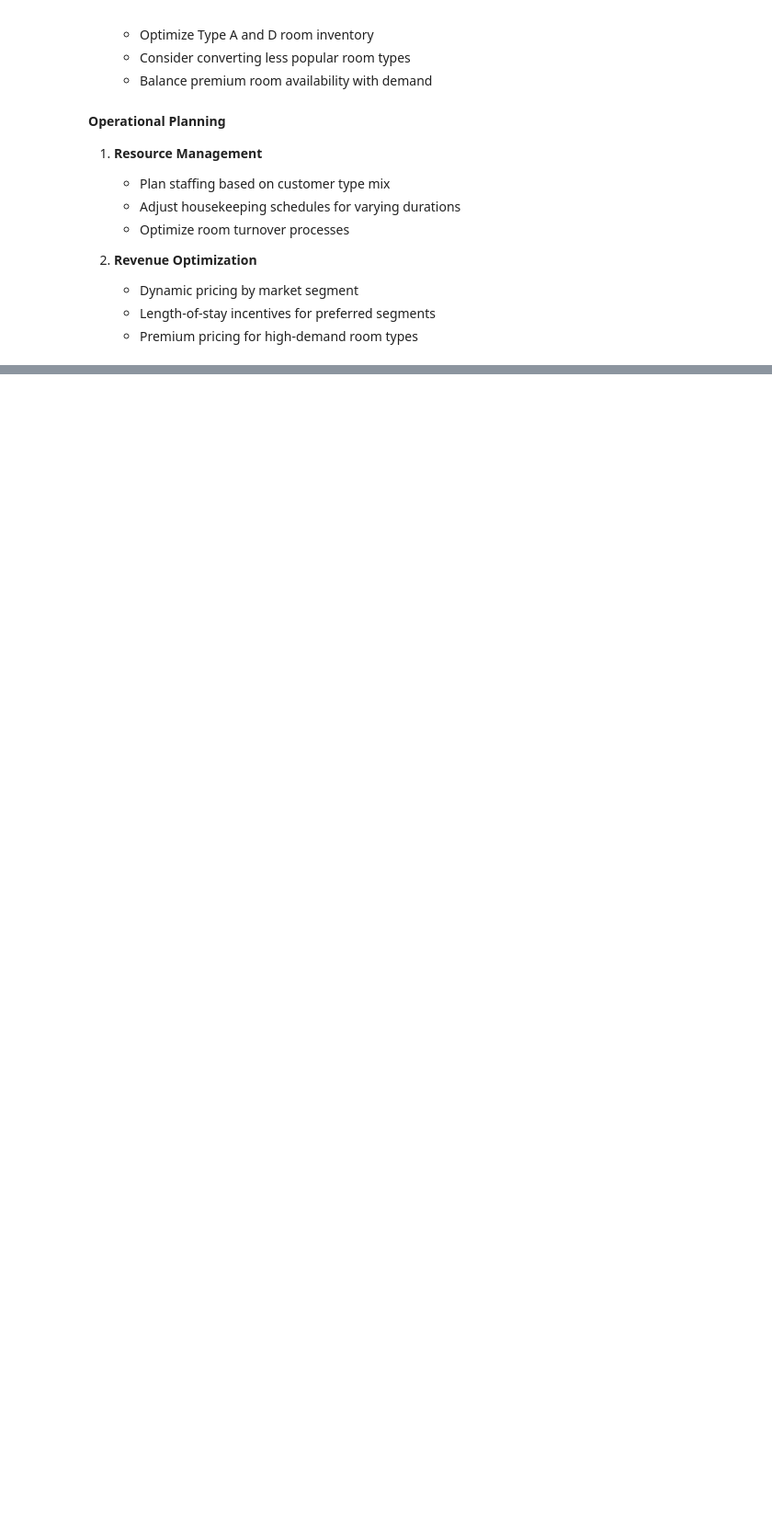
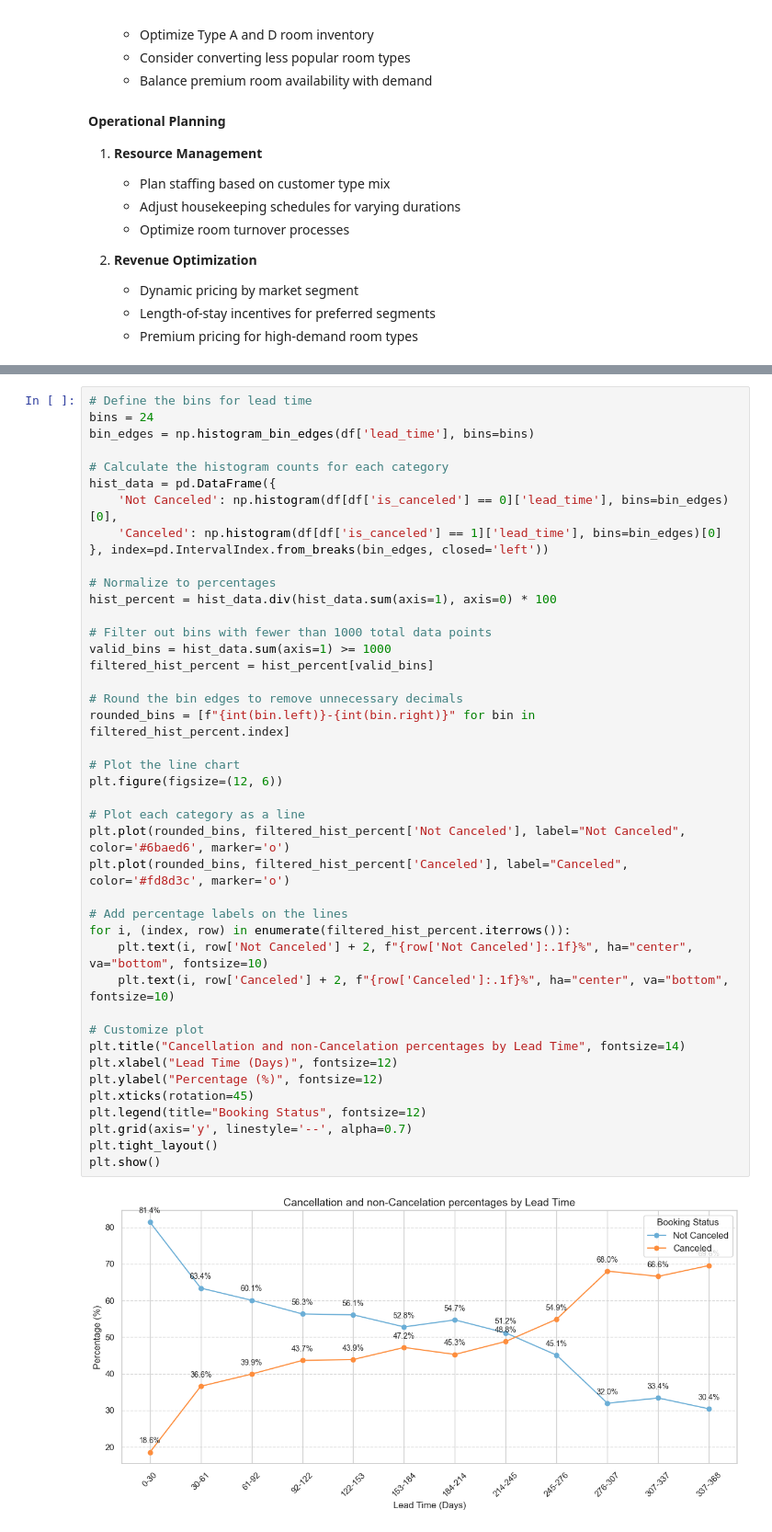
Before and after one commit to asif-mursalin/Data-mining-project, a Jupyter notebook: Project_Asif.ipynb, the cells around one changed output, grey strips where cells are left out. Shown at 92% size. Drawn from its saved outputs; the diff is of its cells as text; blank space fills up the shorter version.

```diff
--- a/Project_Asif.ipynb
+++ b/Project_Asif.ipynb
@@ -1581,0 +1717,44 @@ plot_stay_duration_by_room_type(df_copy)
+# %%
+# Define the bins for lead time
+bins = 24
+bin_edges = np.histogram_bin_edges(df['lead_time'], bins=bins)
+
+# Calculate the histogram counts for each category
+hist_data = pd.DataFrame({
+    'Not Canceled': np.histogram(df[df['is_canceled'] == 0]['lead_time'], bins=bin_edges)[0],
+    'Canceled': np.histogram(df[df['is_canceled'] == 1]['lead_time'], bins=bin_edges)[0]
+}, index=pd.IntervalIndex.from_breaks(bin_edges, closed='left'))
+
+# Normalize to percentages
+hist_percent = hist_data.div(hist_data.sum(axis=1), axis=0) * 100
+
+# Filter out bins with fewer than 1000 total data points
+valid_bins = hist_data.sum(axis=1) >= 1000
+filtered_hist_percent = hist_percent[valid_bins]
+
+# Round the bin edges to remove unnecessary decimals
+rounded_bins = [f"{int(bin.left)}-{int(bin.right)}" for bin in filtered_hist_percent.index]
+
+# Plot the line chart
+plt.figure(figsize=(12, 6))
+
+# Plot each category as a line
+plt.plot(rounded_bins, filtered_hist_percent['Not Canceled'], label="Not Canceled", color='#6baed6', marker='o')
+plt.plot(rounded_bins, filtered_hist_percent['Canceled'], label="Canceled", color='#fd8d3c', marker='o')
+
+# Add percentage labels on the lines
+for i, (index, row) in enumerate(filtered_hist_percent.iterrows()):
+    plt.text(i, row['Not Canceled'] + 2, f"{row['Not Canceled']:.1f}%", ha="center", va="bottom", fontsize=10)
+    plt.text(i, row['Canceled'] + 2, f"{row['Canceled']:.1f}%", ha="center", va="bottom", fontsize=10)
+
+# Customize plot
+plt.title("Cancellation and non-Cancelation percentages by Lead Time", fontsize=14)
+plt.xlabel("Lead Time (Days)", fontsize=12)
+plt.ylabel("Percentage (%)", fontsize=12)
+plt.xticks(rotation=45)
+plt.legend(title="Booking Status", fontsize=12)
+plt.grid(axis='y', linestyle='--', alpha=0.7)
+plt.tight_layout()
+plt.show()
+# %% [output]
+[figure, added]
```
Also changed, not shown: parts of 19 cells of this notebook.
